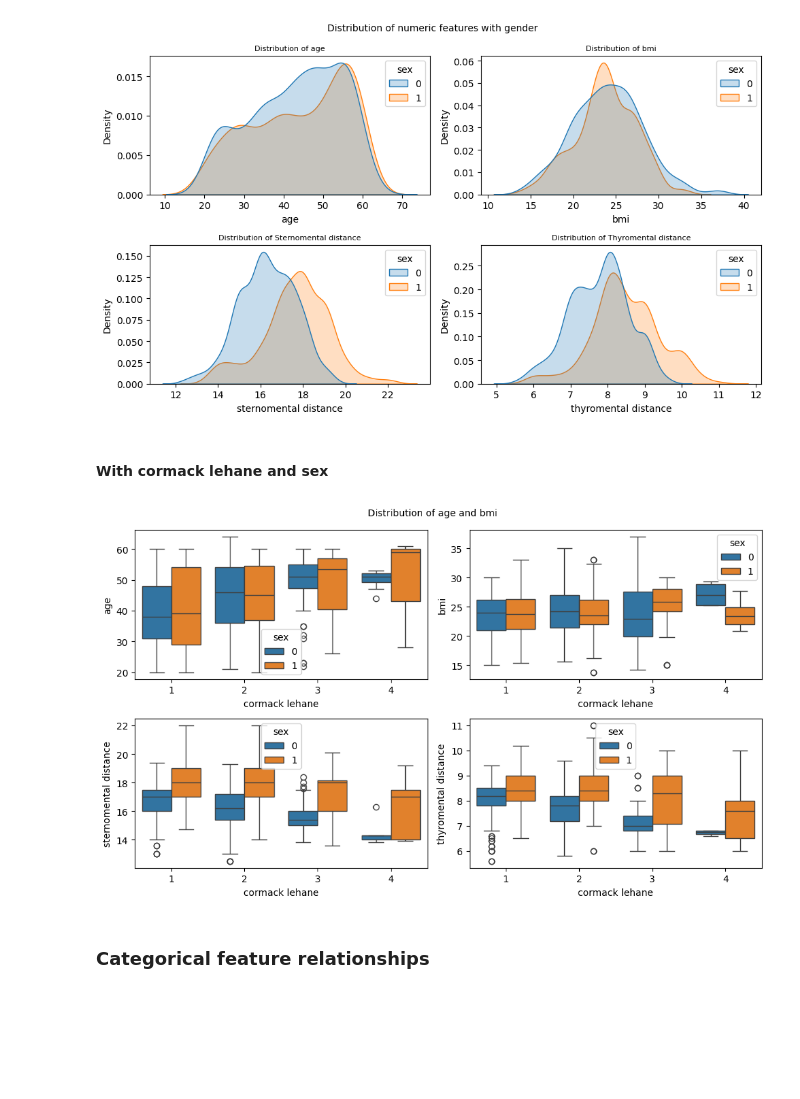
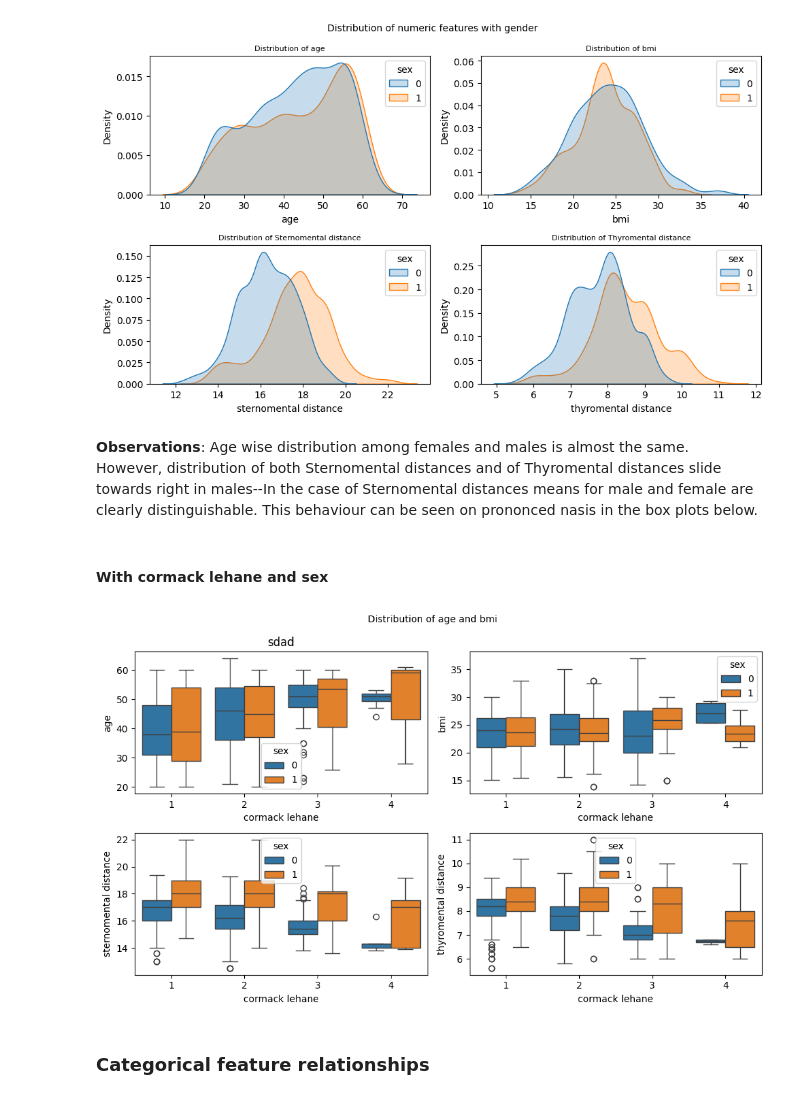
Before and after one commit to harnalashok/classification, a Jupyter notebook: airways.ipynb, the cells around one changed output. Cells and saved outputs as stored; diff of their text form; code cells hidden in the pictures; blank space fills up the shorter version.

```diff
--- a/airways.ipynb
+++ b/airways.ipynb
@@ -414,19 +438,23 @@ _=plt.tight_layout()
 _=plt.show()
 # %% [output]
 [figure]
+# %% [markdown]
+**Observations**: Age wise distribution among females and males is almost the same.
+However, distribution of both Sternomental distances and of Thyromental distances slide towards right in males--In the case of Sternomental distances means for male and female are clearly distinguishable. This behaviour can be seen on prononced nasis in the box plots below.
 # %% [markdown]
 #### With cormack lehane and sex
 # %%
 fig, axs = plt.subplots(2,2, figsize=(10, 6))
 _=fig.suptitle('Distribution of age and bmi', fontsize=10)
-_=sns.boxplot(data=df, x="cormack lehane", y="age", hue="sex", ax=axs[0,0])
+fx=sns.boxplot(data=df, x="cormack lehane", y="age", hue="sex", ax=axs[0,0])
 _=sns.boxplot(data=df, x="cormack lehane", y="bmi", hue="sex", ax=axs[0,1])
+_=fx.set_title("sdad")
 _=sns.boxplot(data=df, x="cormack lehane", y="sternomental distance", hue="sex", ax=axs[1,0])
 _=sns.boxplot(data=df, x="cormack lehane", y="thyromental distance", hue="sex", ax=axs[1,1])
 _=plt.tight_layout()
 _=plt.show()
 # %% [output]
-[figure, old version]
+[figure, new version]
 # %% [markdown]
 ### Categorical feature relationships
 # %% [markdown]
```
Also changed, not shown: parts of 5 cells of this notebook.
